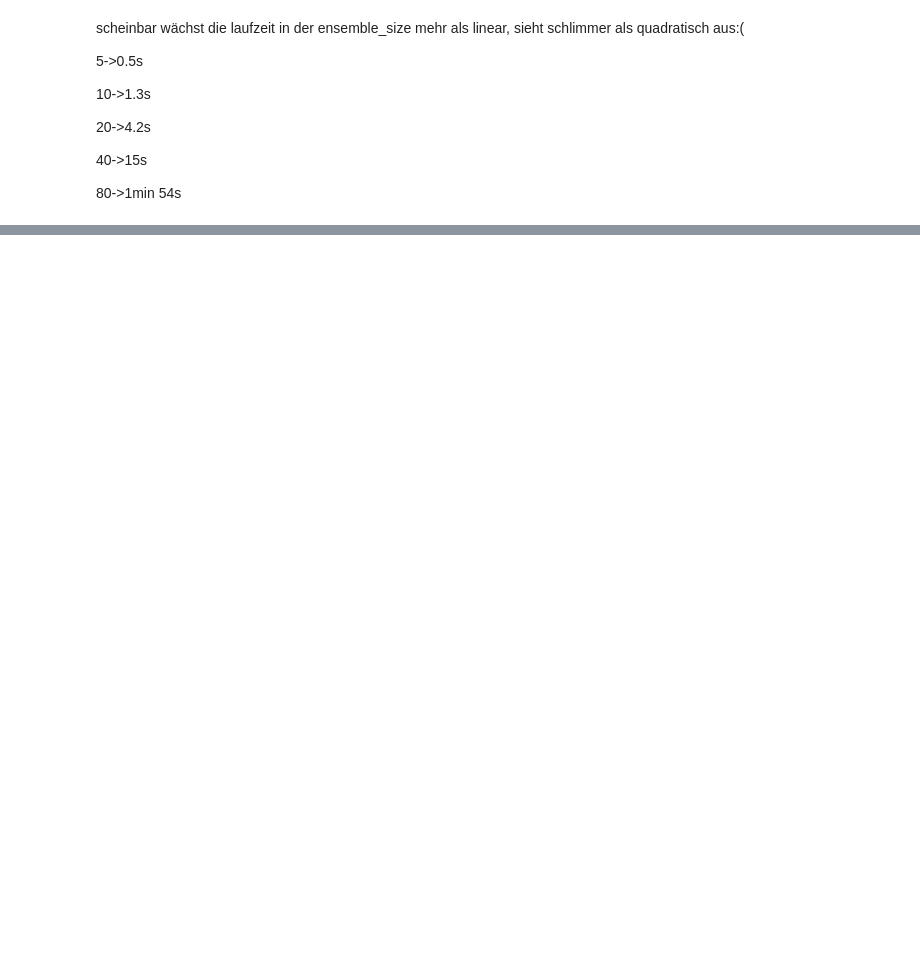
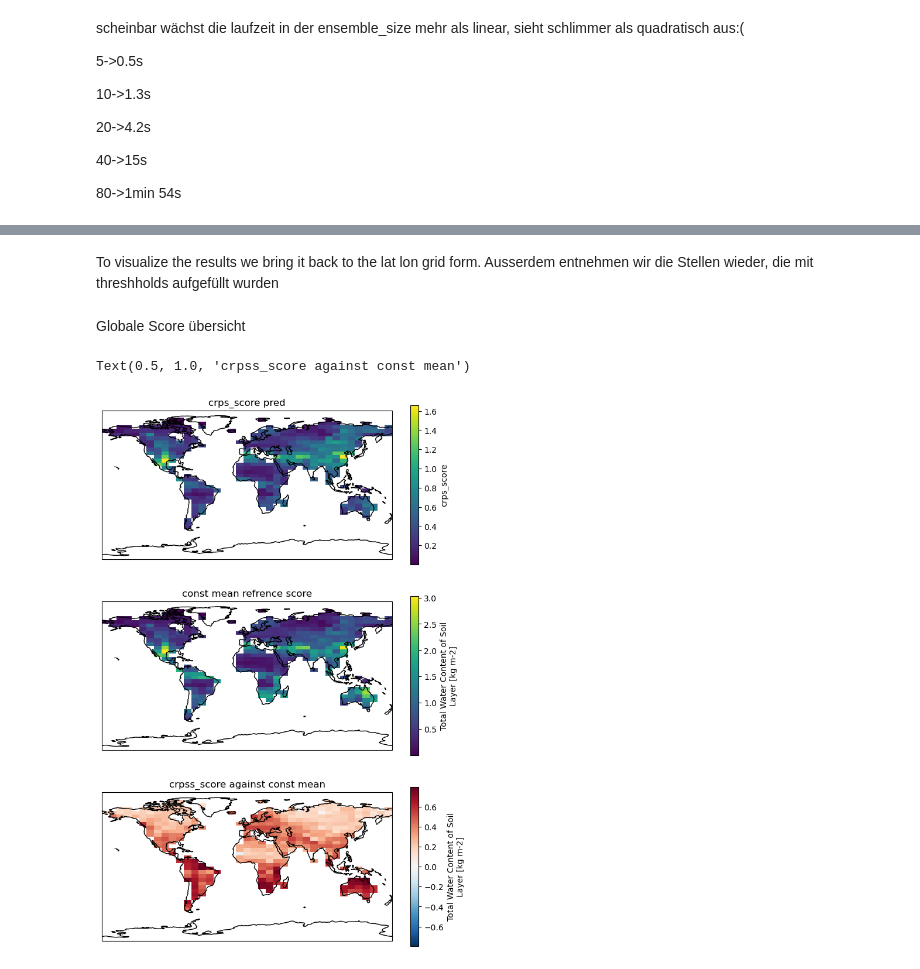
Before and after one commit to pjunghans1234/bachelorarbeit, a Jupyter notebook: calibrate_model_example.ipynb, the cells around one changed output, grey strips where cells are left out. Cells and saved outputs as stored; diff of their text form; code cells hidden in the pictures; blank space fills up the shorter version.

```diff
--- a/calibrate_model_example.ipynb
+++ b/calibrate_model_example.ipynb
@@ -229,0 +182,4 @@ ax.coastlines()
+# %%
+test_target_ds = model.transform.Log_Transform_ds_inv(test_target_ds_t)
+# %%
+scores_stacked = model_analysis.crps_score.add_crpss_against_mean_ensemble_score(crps_score_stacked,test_target_ds)
@@ -229,0 +202,35 @@ ax.coastlines()
+# %% [markdown]
+To visualize the results we bring it back to the lat lon grid form. Ausserdem entnehmen wir die Stellen wieder, die mit threshholds aufgefüllt wurden
+# %%
+scores = mesmer.grid.unstack_lat_lon_and_align(scores_stacked,mean_mrsol_masked_ds)
+space_scores = mesmer.grid.unstack_lat_lon_and_align(space_scores_stacked,mean_mrsol_masked_ds)
+# %%
+scores = model.mask.mask_mask(scores,detail_mask_mean, "lon","lat", "depth")
+space_scores = model.mask.mask_mask(space_scores,detail_mask_mean, "lon","lat", "depth")
+# %% [markdown]
+Globale Score übersicht
+# %%
+fig, ax = plt.subplots(
+    subplot_kw={"projection": ccrs.PlateCarree()},
+    nrows=3,
+    ncols=1,
+    figsize=(8, 12)
+)
+
+da = scores.isel(depth=0).mean("time").crps_score
+da.plot(ax=ax[0])
+ax[0].coastlines()
+ax[0].set_title("crps_score pred")
+
+da = scores.isel(depth=0).mean("time").const_mean_crps
+da.plot(ax=ax[1])
+ax[1].coastlines()
+ax[1].set_title("const mean refrence score")
+
+da = scores.isel(depth=0).mean("time").crpss_against_mean
+da.plot(ax=ax[2])
+ax[2].coastlines()
+ax[2].set_title("crpss_score against const mean")
+# %% [output]
+Text(0.5, 1.0, 'crpss_score against const mean')
+[figure, added]
```
Also changed, not shown: parts of 28 cells of this notebook, 3 other files.
